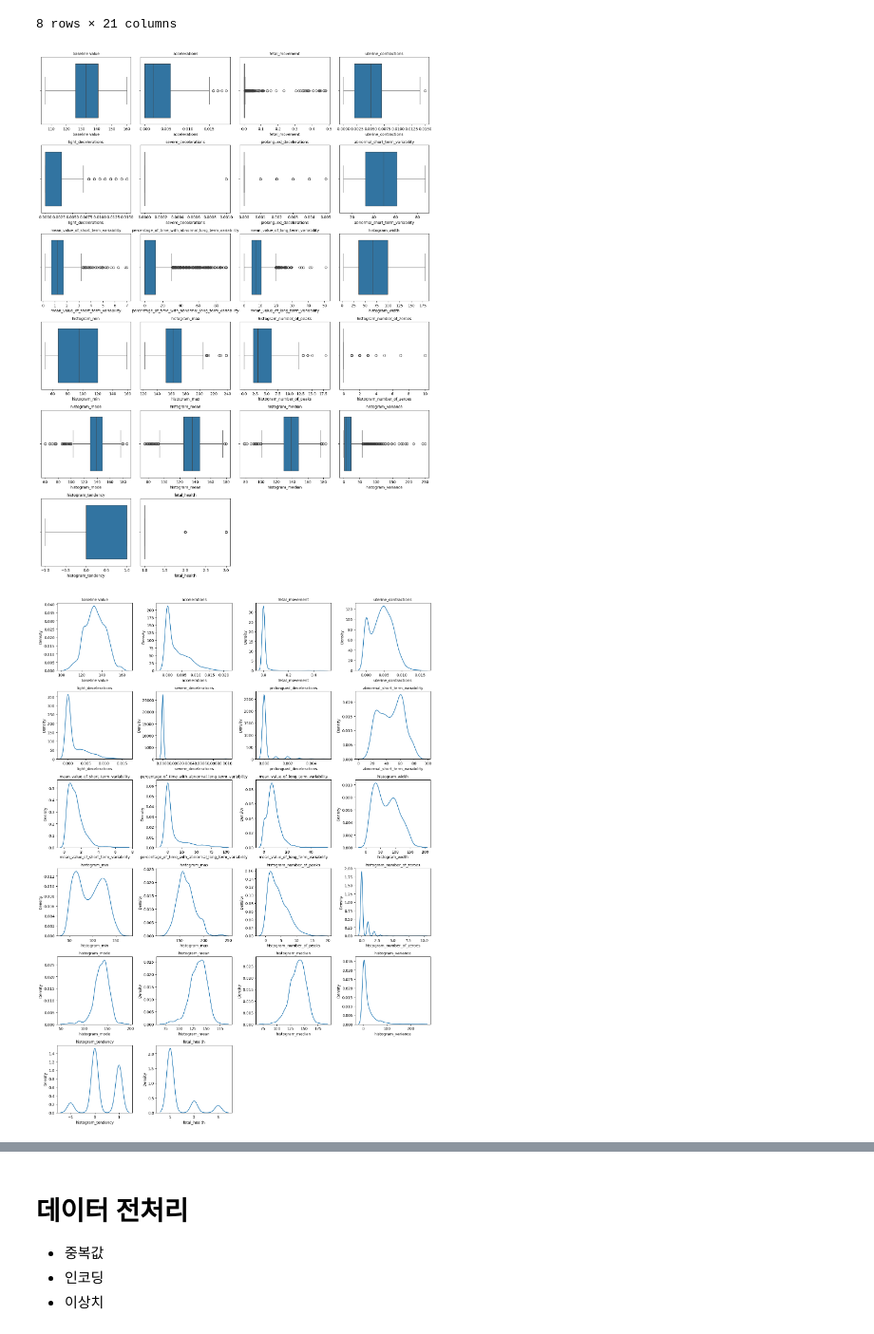
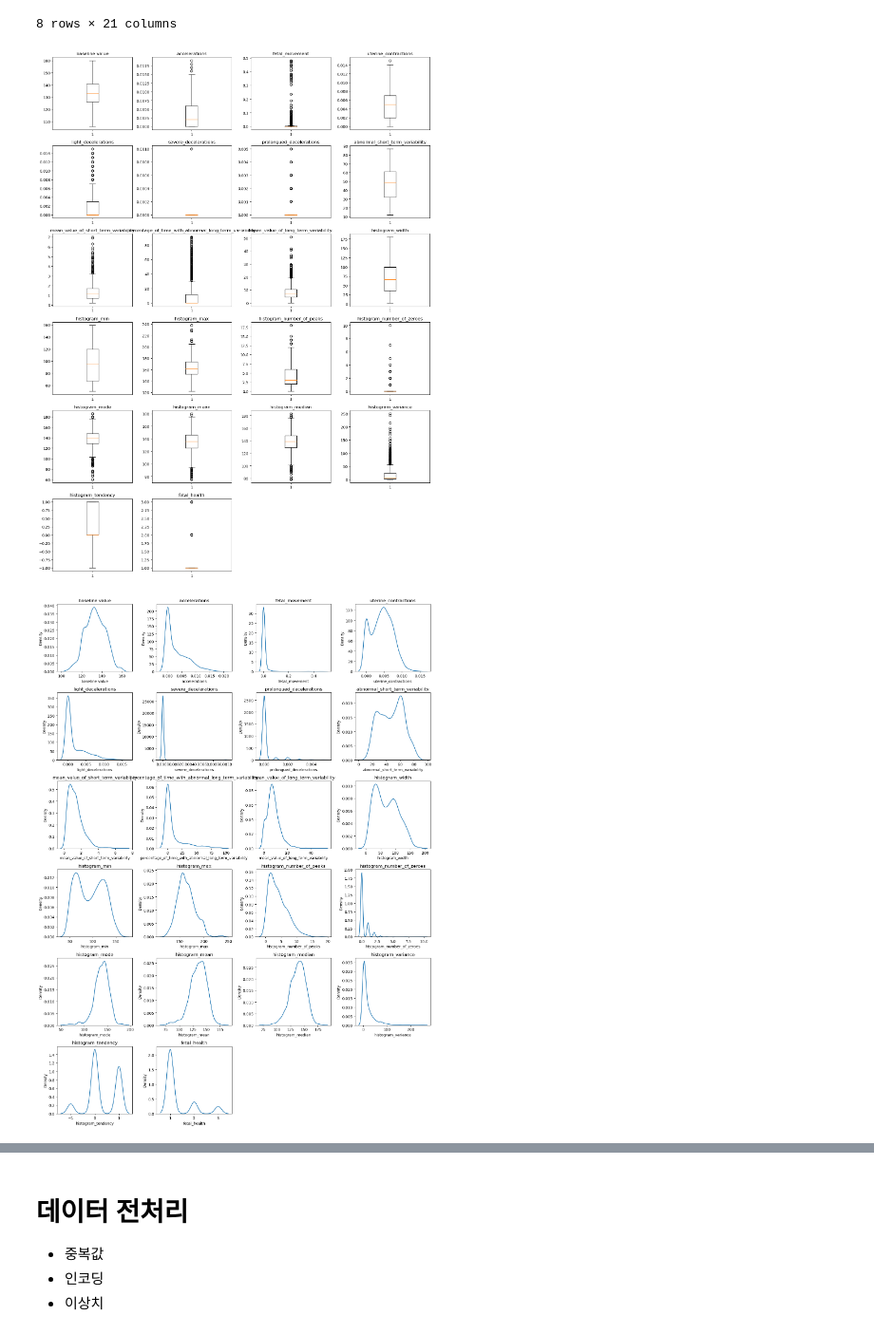
Before and after one commit to konkuk-kuggle/9th_KUGGLE_Seminar, a Jupyter notebook: [KUGGLE]_회귀_6주차 과제.ipynb, the cells around one changed output, grey strips where cells are left out. Shown at 95% size. Saved outputs shown, nothing was run; the diff lists cells and outputs as text; code cells hidden in the pictures.

```diff
--- a/[KUGGLE]_회귀_6주차 과제.ipynb
+++ b/[KUGGLE]_회귀_6주차 과제.ipynb
@@ -94,25 +114,27 @@ import seaborn as sns
 # %%
 fig,axes = plt.subplots(6,4, figsize=(15,20))
 axes = axes.flatten()
 
 # boxplot을 그리세요
 for i, column in enumerate(train.columns):
-    # for 문 활용
+    axes[i].boxplot(train[column])
+    axes[i].set_title(column)
 
 for i in range(len(train.columns),len(axes)):
   fig.delaxes(axes[i])
 
 plt.tight_layout()
 plt.show()
 # %% [output]
-[figure, old version]
+[figure, new version]
 # %%
 fig,axes = plt.subplots(6,4, figsize=(15,20))
 axes = axes.flatten()
 
 # kde plot을 그리세요
 for i, column in enumerate(train.columns):
-    # for 문 활용
+    sns.kdeplot(train[column], ax=axes[i])
+    axes[i].set_title(column)
 
 for i in range(len(train.columns),len(axes)):
   fig.delaxes(axes[i])
@@ -120,7 +142,7 @@ for i in range(len(train.columns),len(axes)):
 plt.tight_layout()
 plt.show()
 # %% [output]
-[figure, old version]
+[figure, new version]
 # %%
 fig,axes = plt.subplots(6,4, figsize=(15,20))
 axes = axes.flatten()
```
Also changed, not shown: parts of 21 cells of this notebook.
